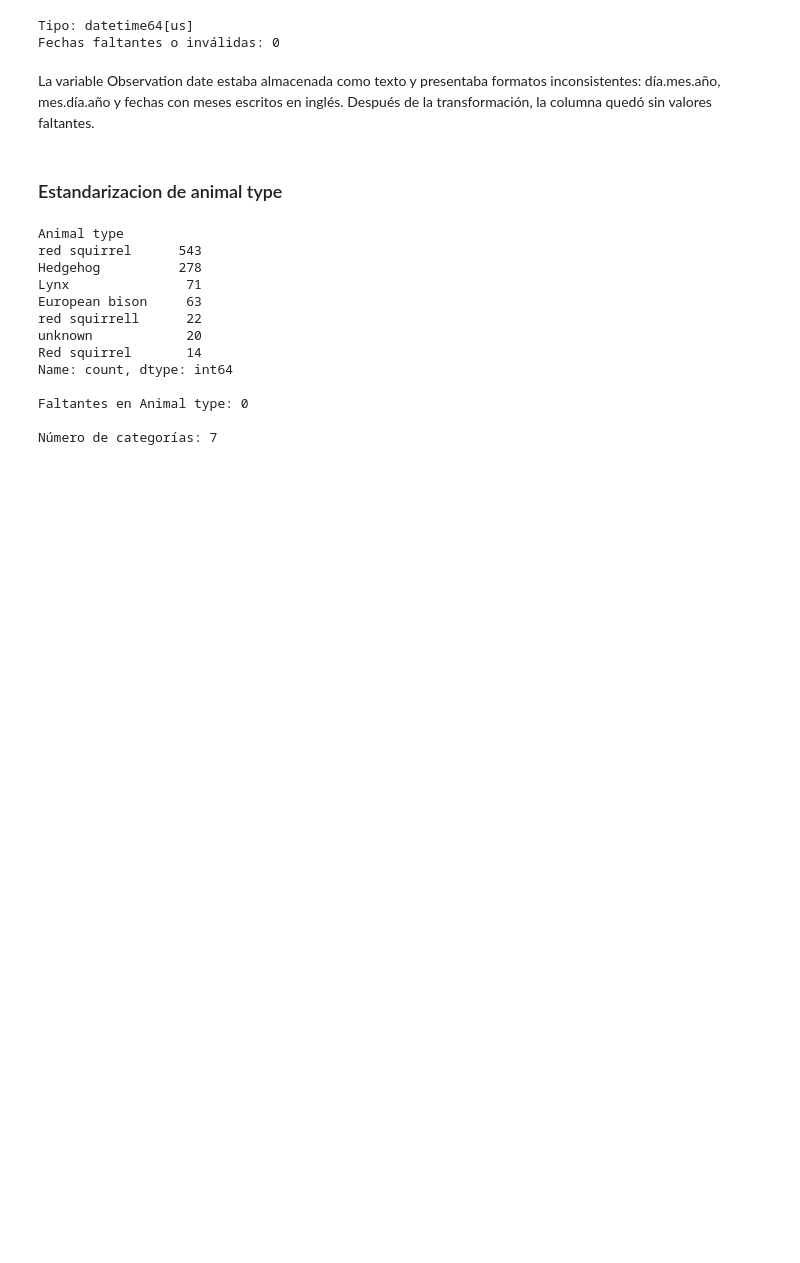
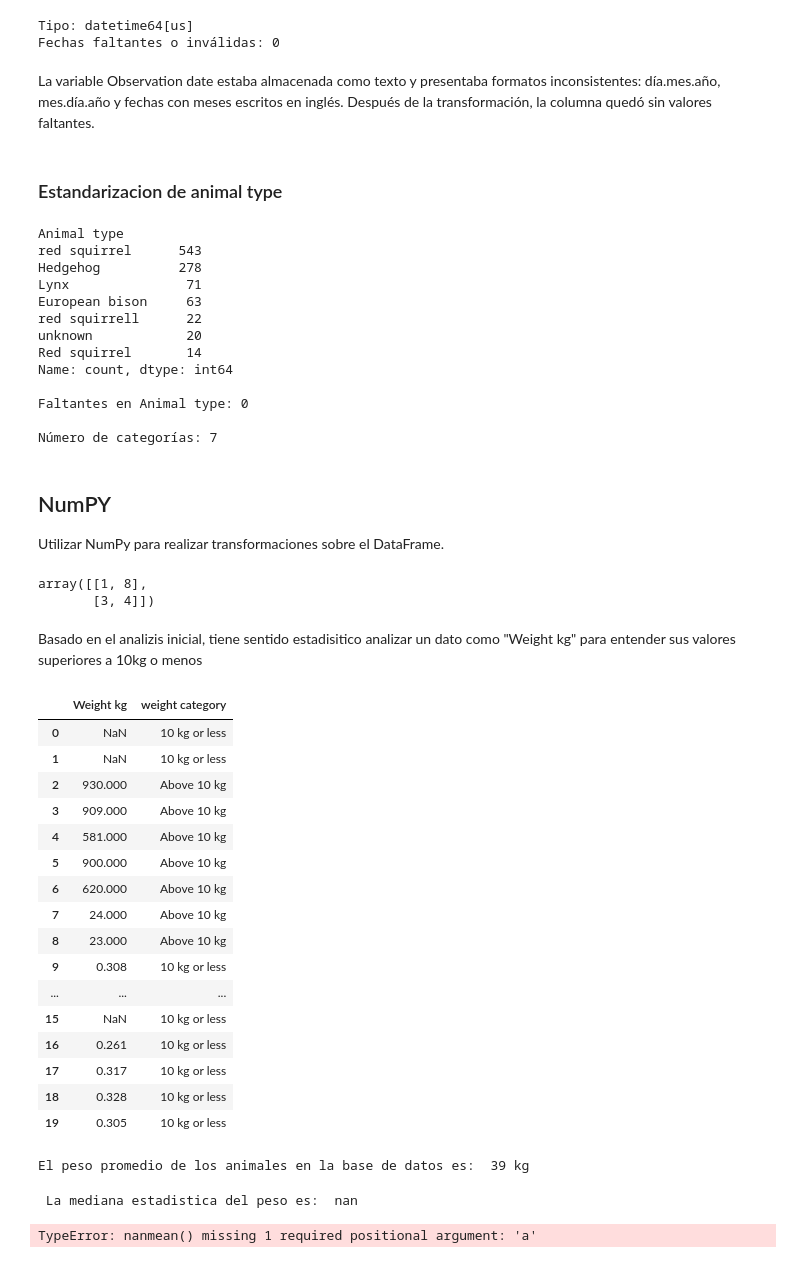
Before and after one commit to ivanhincapieescobar/Entregables-BIT-IH, a Jupyter notebook: Entregas/II/Analisis/Animal-data.ipynb, the cells around one changed output. Cells and saved outputs as stored; diff of their text form; code cells hidden in the pictures; blank space fills up the shorter version.

```diff
--- a/Entregas/II/Analisis/Animal-data.ipynb
+++ b/Entregas/II/Analisis/Animal-data.ipynb
@@ -480,3 +481,62 @@ Name: count, dtype: int64
 Faltantes en Animal type: 0
 
 Número de categorías: 7
+# %% [markdown]
+## NumPY
+Utilizar NumPy para realizar transformaciones sobre el DataFrame.
+# %%
+#Crear una variable utilizando np.where()
+
+
+np.where([[True, False], [True, True]],
+         [[1, 2], [3, 4]],
+         [[9, 8], [7, 6]])
+# %% [output]
+array([[1, 8],
+       [3, 4]])
+# %% [markdown]
+Basado en el analizis inicial, tiene sentido estadisitico analizar un dato como "Weight kg" para entender sus valores superiores a 10kg o menos
+# %%
+weight = df["Weight kg"]
+weight
+
+df["weight category"] = np.where(
+    weight > 10,
+    "Above 10 kg",
+    "10 kg or less"
+)
+
+df[["Weight kg", "weight category"]].head(20)
+# %% [output]
+|  | Weight kg | weight category |
+| 0 | NaN | 10 kg or less |
+| 1 | NaN | 10 kg or less |
+| 2 | 930.000 | Above 10 kg |
+| 3 | 909.000 | Above 10 kg |
+| 4 | 581.000 | Above 10 kg |
+| 5 | 900.000 | Above 10 kg |
+| 6 | 620.000 | Above 10 kg |
+| 7 | 24.000 | Above 10 kg |
+| 8 | 23.000 | Above 10 kg |
+| 9 | 0.308 | 10 kg or less |
+| ... | ... | ... |
+| 15 | NaN | 10 kg or less |
+| 16 | 0.261 | 10 kg or less |
+| 17 | 0.317 | 10 kg or less |
+| 18 | 0.328 | 10 kg or less |
+| 19 | 0.305 | 10 kg or less |
+# %%
+mean = np.mean(weight)
+print(f"El peso promedio de los animales en la base de datos es: ",  int(mean), "kg")
+# %% [output]
+El peso promedio de los animales en la base de datos es:  39 kg
+# %%
+median = np.median(weight)
+print(f" La mediana estadistica del peso es: ", median )
+# %% [output]
+ La mediana estadistica del peso es:  nan
+# %%
+nanmedian = np.nanmean(axis=1)
+nanmedian
+# %% [output]
+TypeError: nanmean() missing 1 required positional argument: 'a'
```
Also changed, not shown: parts of 1 cell of this notebook, 1 other file.
